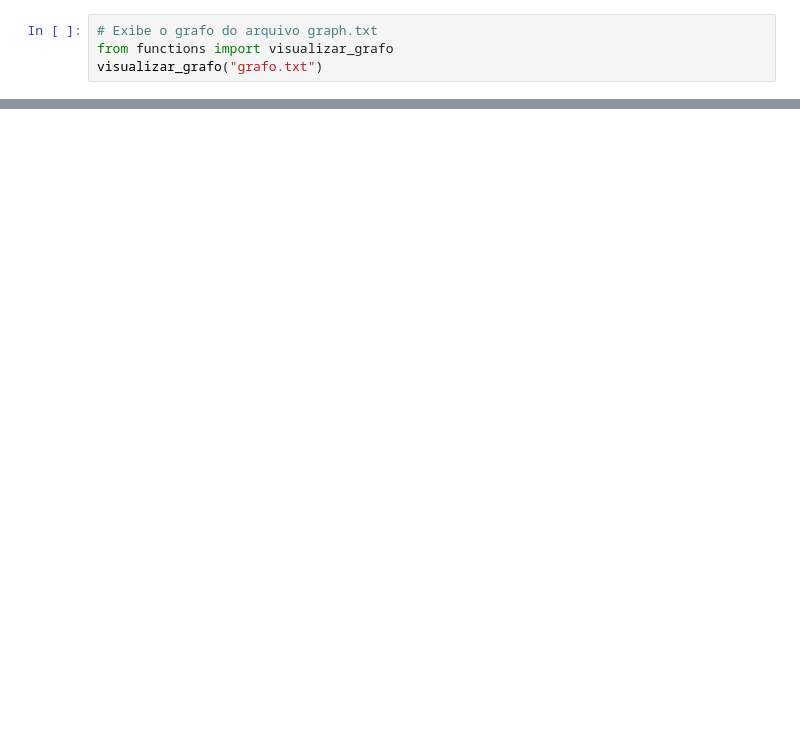
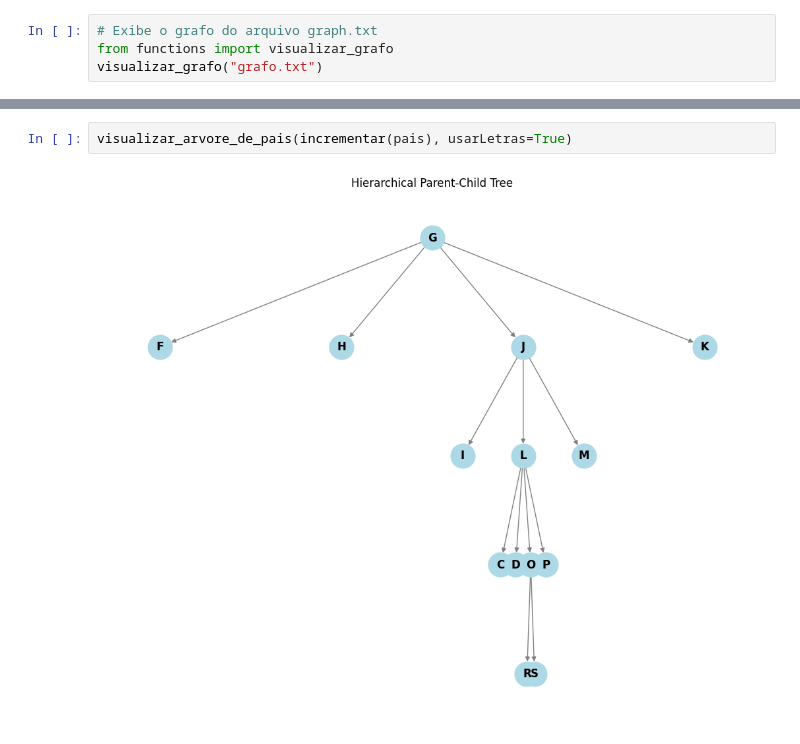
Before and after one commit to rolim520/Algoritmos-Inteligencia-Computacional, a Jupyter notebook: gulosa.ipynb, the cells around one changed output, grey strips where cells are left out. Drawn from its saved outputs; the diff is of its cells as text; blank space fills up the shorter version.

```diff
--- a/gulosa.ipynb
+++ b/gulosa.ipynb
@@ -56,0 +66,4 @@ imprimir_resultado(incrementar(descobertos), usarLetras=True)
+# %%
+visualizar_arvore_de_pais(incrementar(pais), usarLetras=True)
+# %% [output]
+[figure, added]
```
Also changed, not shown: parts of 1 cell of this notebook, 3 other files.
